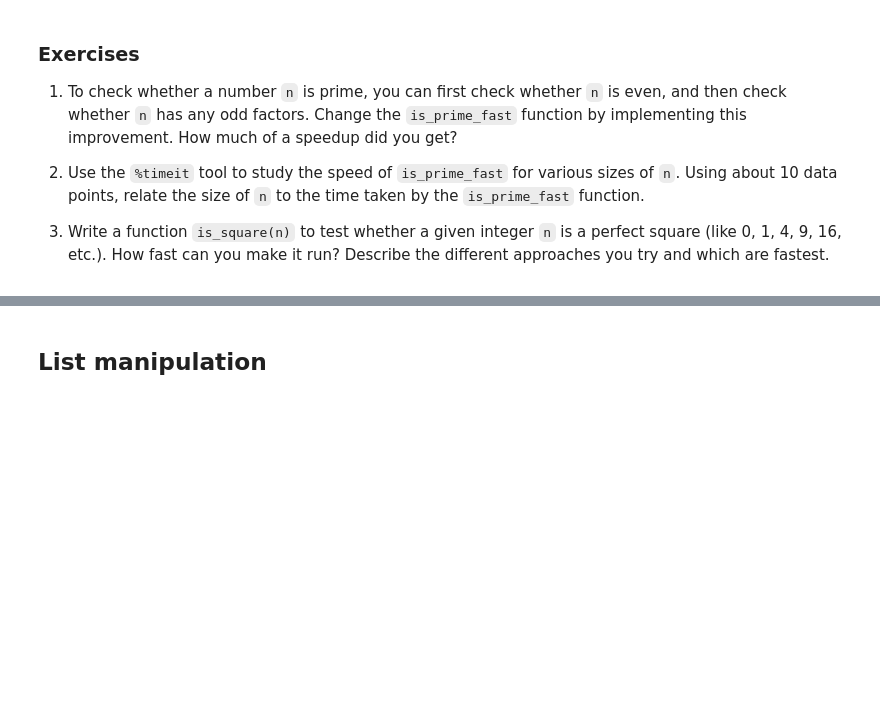
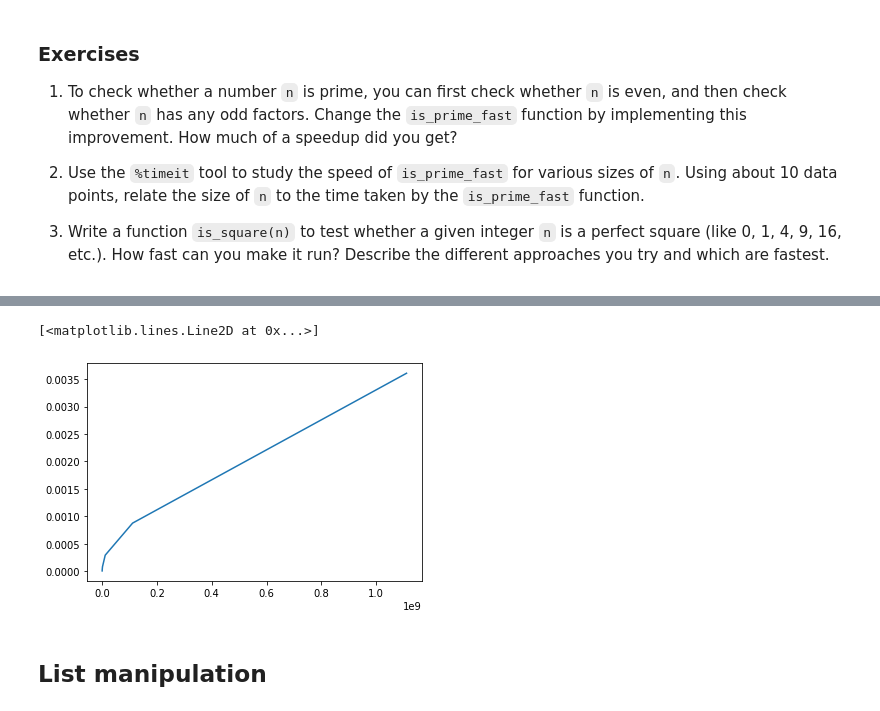
Before and after one commit to jdvallad/Math-152, a Jupyter notebook: P4M_Notebook_3.ipynb, the cells around one changed output, grey strips where cells are left out. Cells and saved outputs as stored; diff of their text form; code cells hidden in the pictures; blank space fills up the shorter version.

```diff
--- a/P4M_Notebook_3.ipynb
+++ b/P4M_Notebook_3.ipynb
@@ -152,3 +210,21 @@ Now we have a function `is_prime_fast(n)` that is speedy for numbers `n` in the
 2.  Use the `%timeit` tool to study the speed of `is_prime_fast` for various sizes of `n`.  Using about 10 data points, relate the size of `n` to the time taken by the `is_prime_fast` function.
 
 3.  Write a function `is_square(n)` to test whether a given integer `n` is a perfect square (like 0, 1, 4, 9, 16, etc.).  How fast can you make it run?  Describe the different approaches you try and which are fastest.
+# %%
+# Problem 1.
+def is_prime_fast(n):
+    if n == 2:
+        return True
+    if n % 2 == 0:
+        return False
+    j = 2
+    root_n = sqrt(n)
+    while j <= root_n:  # j will proceed through the list of numbers 2,3,... up to sqrt(n).
+        if n%j == 0:  # is n divisible by j?
+            return False
+        j = j + 2  # There's a Python abbreviation for this:  j += 1.
+    return True
+
+%timeit is_prime_fast(1000003)
+
+# The previous approach runs in 174µs, so this one is nearly twice as quick.
@@ -154,0 +233,22 @@ Now we have a function `is_prime_fast(n)` that is speedy for numbers `n` in the
+# %%
+# Problem 2.
+import time
+import math
+from sklearn.linear_model import LinearRegression
+import matplotlib.pyplot as plt
+
+def getExecutionTime(f, input):
+    startTime = time.time()
+    for i in range(1000):
+        f(input)
+    endTime = time.time()
+    return (endTime - startTime) / 1000
+
+input = [11,111,1111,11111,111111,1111111,11111111,111111111,1111111111]
+speeds = [(getExecutionTime(is_prime_fast, i)) for i in input]
+plt.plot(input, speeds)
+
+# The speed of this function seems to scale linearly with the input
+# %% [output]
+[<matplotlib.lines.Line2D at 0x...>]
+[figure, added]
```
Also changed, not shown: parts of 21 cells of this notebook.
